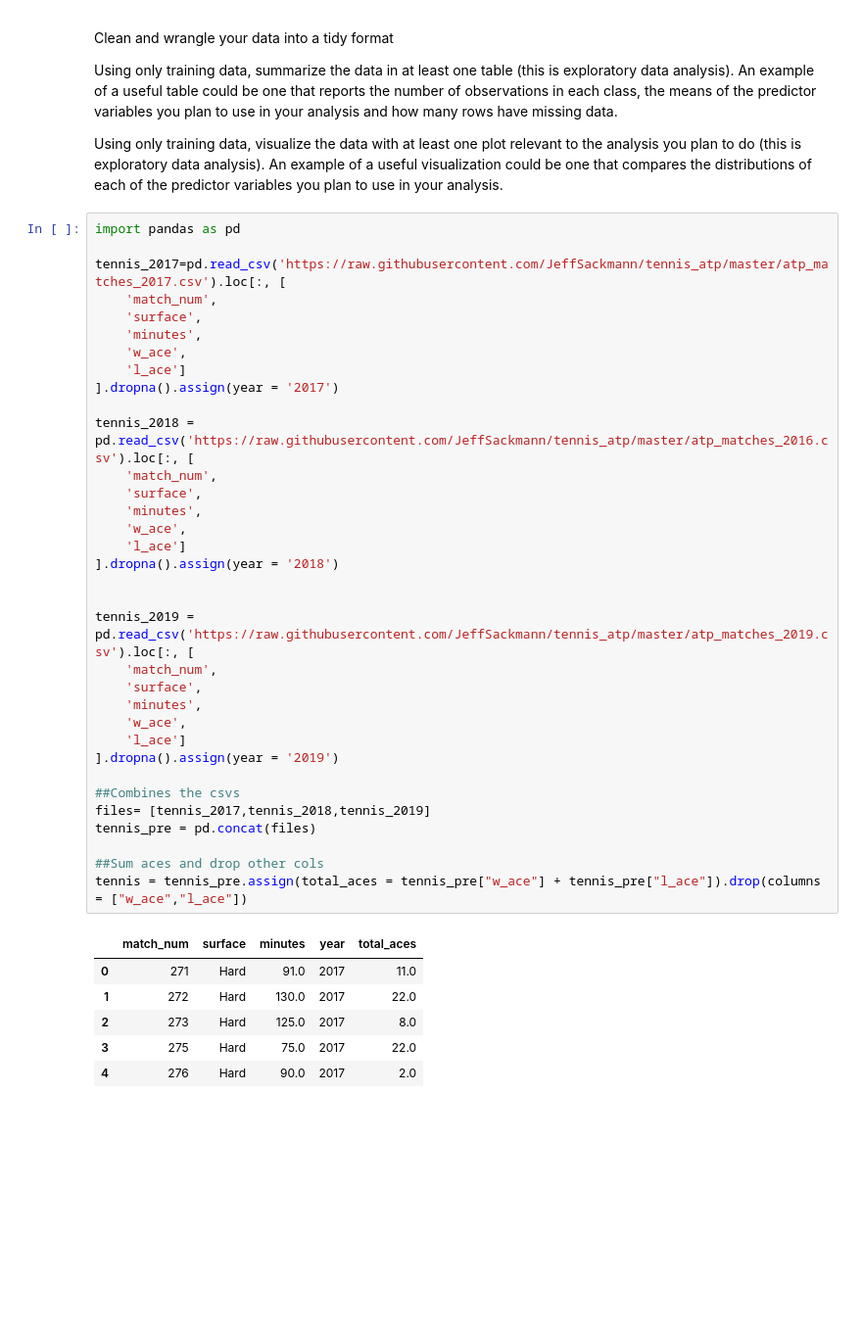
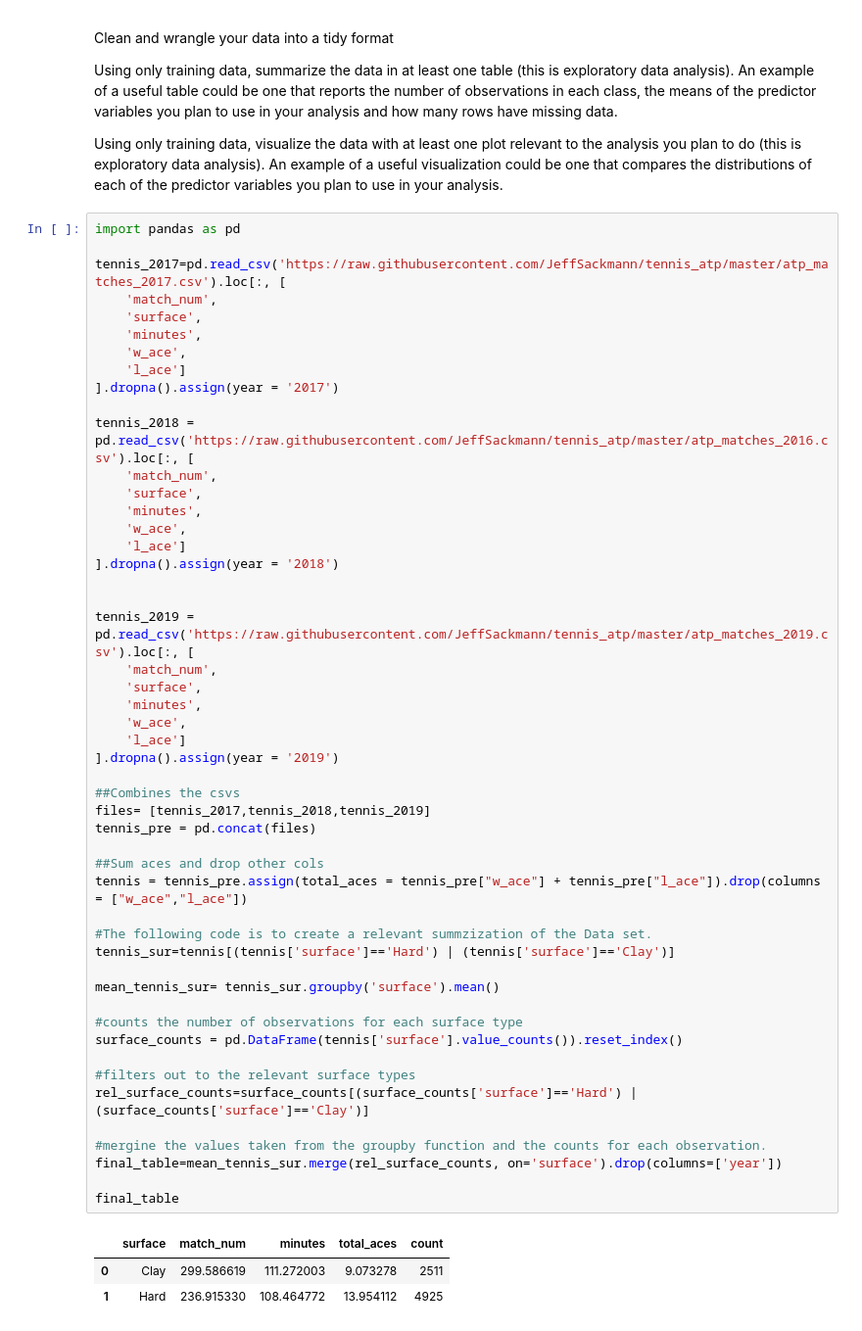
Before and after one commit to Songyan2001/dsci-100-2023W2-group-11, a Jupyter notebook: Project_Proposal.ipynb, the cells around one changed output. Shown at 98% size. Drawn from its saved outputs; the diff is of its cells as text; blank space fills up the shorter version.

```diff
--- a/Project_Proposal.ipynb
+++ b/Project_Proposal.ipynb
@@ -24,39 +24,52 @@ tennis_2017=pd.read_csv('https://raw.githubusercontent.com/JeffSackmann/tennis_a
     'surface',
     'minutes',
     'w_ace',
     'l_ace']
 ].dropna().assign(year = '2017')
 
 tennis_2018 = pd.read_csv('https://raw.githubusercontent.com/JeffSackmann/tennis_atp/master/atp_matches_2016.csv').loc[:, [
     'match_num',
     'surface',
     'minutes',
     'w_ace',
     'l_ace']
 ].dropna().assign(year = '2018')
 
 
 tennis_2019 = pd.read_csv('https://raw.githubusercontent.com/JeffSackmann/tennis_atp/master/atp_matches_2019.csv').loc[:, [
     'match_num',
     'surface',
     'minutes',
     'w_ace',
     'l_ace']
 ].dropna().assign(year = '2019')
 
 ##Combines the csvs
 files= [tennis_2017,tennis_2018,tennis_2019]
 tennis_pre = pd.concat(files)
 
 ##Sum aces and drop other cols
 tennis = tennis_pre.assign(total_aces = tennis_pre["w_ace"] + tennis_pre["l_ace"]).drop(columns = ["w_ace","l_ace"])
+
+#The following code is to create a relevant summzization of the Data set.
+tennis_sur=tennis[(tennis['surface']=='Hard') | (tennis['surface']=='Clay')]
+
+mean_tennis_sur= tennis_sur.groupby('surface').mean()
+
+#counts the number of observations for each surface type
+surface_counts = pd.DataFrame(tennis['surface'].value_counts()).reset_index()
+
+#filters out to the relevant surface types
+rel_surface_counts=surface_counts[(surface_counts['surface']=='Hard') | (surface_counts['surface']=='Clay')]
+
+#mergine the values taken from the groupby function and the counts for each observation.
+final_table=mean_tennis_sur.merge(rel_surface_counts, on='surface').drop(columns=['year'])
+
+final_table
 # %% [output]
-|  | match_num | surface | minutes | year | total_aces |
-| 0 | 271 | Hard | 91.0 | 2017 | 11.0 |
-| 1 | 272 | Hard | 130.0 | 2017 | 22.0 |
-| 2 | 273 | Hard | 125.0 | 2017 | 8.0 |
-| 3 | 275 | Hard | 75.0 | 2017 | 22.0 |
-| 4 | 276 | Hard | 90.0 | 2017 | 2.0 |
+|  | surface | match_num | minutes | total_aces | count |
+| 0 | Clay | 299.586619 | 111.272003 | 9.073278 | 2511 |
+| 1 | Hard | 236.915330 | 108.464772 | 13.954112 | 4925 |
 # %%
 import altair as alt
 
```
Also changed, not shown: parts of 3 cells of this notebook.
